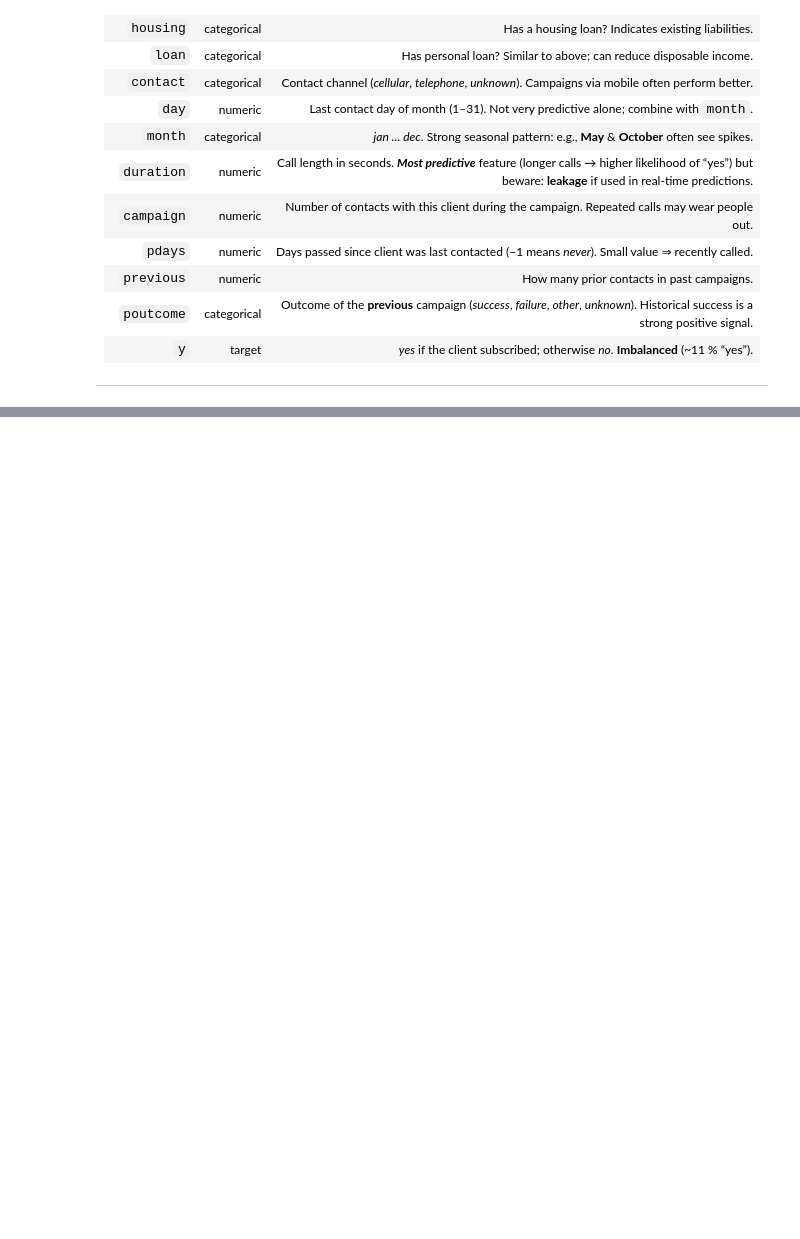
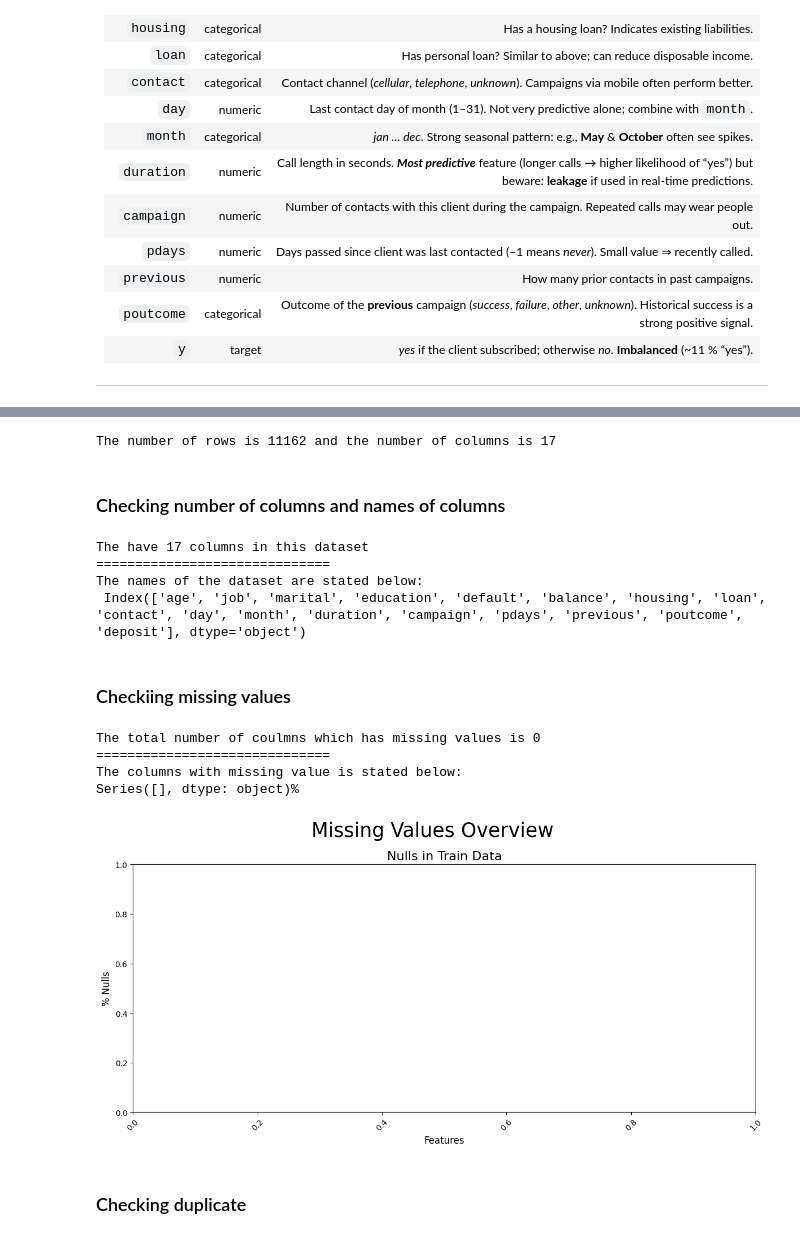
Before and after one commit to iyan-coder/EDA-and-Model-Trainer-3, a Jupyter notebook: BankMarketing.ipynb, the cells around one changed output, grey strips where cells are left out. Cells and saved outputs as stored; diff of their text form; code cells hidden in the pictures; blank space fills up the shorter version.

```diff
--- a/BankMarketing.ipynb
+++ b/BankMarketing.ipynb
@@ -50,3 +50,6 @@ pd.set_option('display.width', 1000)  # avoid column wrapping
 %matplotlib inline
 import warnings
 warnings.filterwarnings("ignore")
+# %%
+df = pd.read_csv("bank.csv")
+df.head()
@@ -52,0 +85,55 @@ warnings.filterwarnings("ignore")
+# %%
+print(f"The number of rows is {df.shape[0]} and the number of columns is {df.shape[1]}")
+# %% [output]
+The number of rows is 11162 and the number of columns is 17
+# %% [markdown]
+### Checking number of columns and names of columns
+# %%
+print(f"The have {len(df.columns)} columns in this dataset")
+print("=" * 30)
+print(f"The names of the dataset are stated below: \n {df.columns}")
+# %% [output]
+The have 17 columns in this dataset
+==============================
+The names of the dataset are stated below:
+ Index(['age', 'job', 'marital', 'education', 'default', 'balance', 'housing', 'loan', 'contact', 'day', 'month', 'duration', 'campaign', 'pdays', 'previous', 'poutcome', 'deposit'], dtype='object')
+# %% [markdown]
+### Checkiing missing values
+# %%
+missing_values = {feature: np.round(df[feature].isnul().mean() * 100, 4)
+                  for feature in df.columns if df[feature].isnull().sum() > 0}
+
+missing_series = pd.Series(missing_values).sort_values(ascending=True)
+print(f"The total number of coulmns which has missing values is {len(missing_values)}")
+print("="*30)
+print(f"The columns with missing value is stated below:\n{missing_series}%")
+# %% [output]
+The total number of coulmns which has missing values is 0
+==============================
+The columns with missing value is stated below:
+Series([], dtype: object)%
+# %%
+def plot_nulls_short(train):
+    fig, ax = plt.subplots(figsize=(12, 6))  # removed list/loop since only one axis
+
+    null_percent = train.isnull().mean() * 100
+    null_percent = null_percent[null_percent > 0].sort_values(ascending=False)
+    sns.barplot(x=null_percent.index, y=null_percent.values, ax=ax)
+    ax.set_title('Nulls in Train Data', fontsize=16)
+    ax.set_xlabel('Features', fontsize=12)
+    ax.set_ylabel('% Nulls', fontsize=12)
+    ax.tick_params(axis='x', rotation=45)
+
+    for i, val in enumerate(null_percent.values):
+        ax.text(i, val + 1, f'{val:.1f}%', ha='center')
+
+    plt.suptitle('Missing Values Overview', fontsize=25)
+    plt.tight_layout()
+    plt.show()
+
+# Run it
+plot_nulls_short(df)
+# %% [output]
+[figure, added]
+# %% [markdown]
+### Checking duplicate
```
Also changed, not shown: parts of 37 cells of this notebook.
